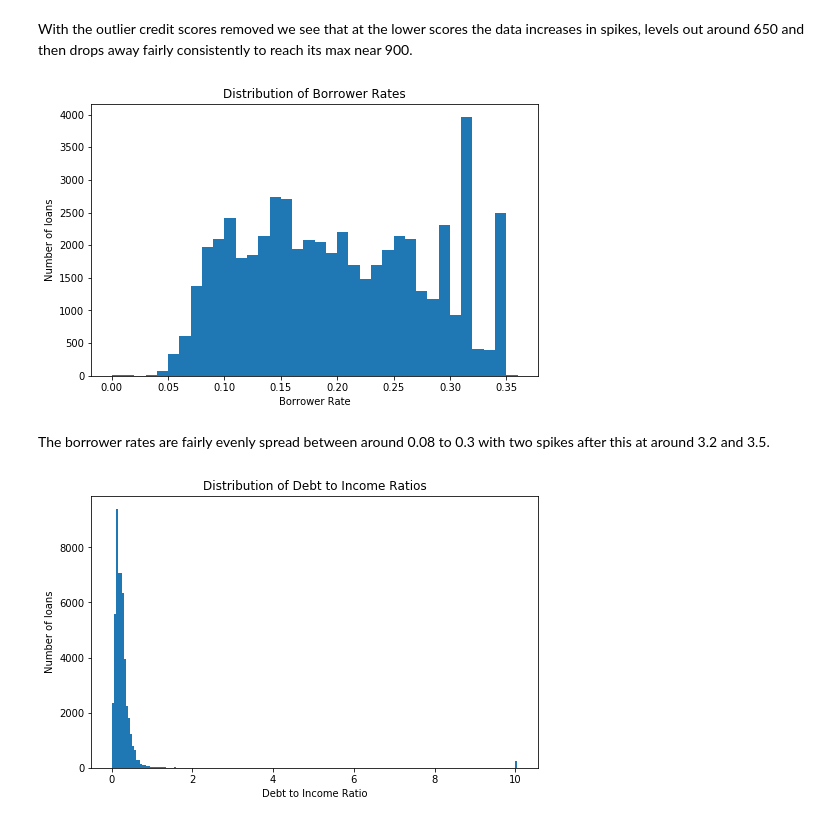
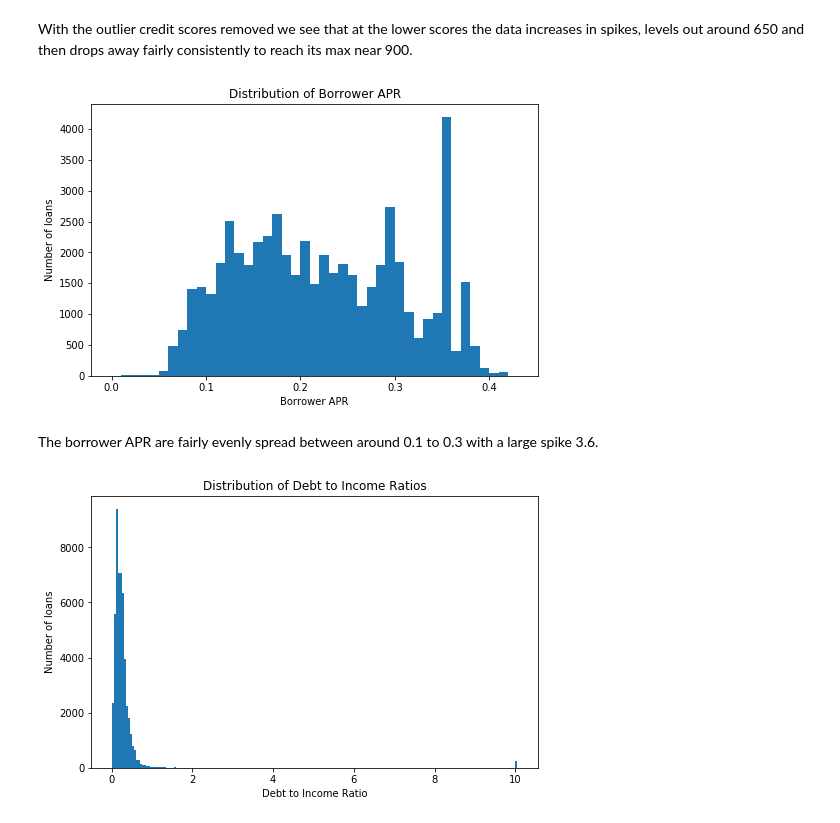
Before and after one commit to Jeffro80/DAND_Communicate_Findings, a Jupyter notebook: exploration-WORKING.ipynb, the cells around one changed output. Saved outputs shown, nothing was run; the diff lists cells and outputs as text; code cells hidden in the pictures.

```diff
--- a/exploration-WORKING.ipynb
+++ b/exploration-WORKING.ipynb
@@ -59,9 +59,8 @@ A quick visual assessment of the raw the data file shows that the data requires
 The large number of columns in the data will make analysis difficult. I will start by reducing the dataframe to only the columns that are of interest to me for investigating the Loan Outcome Status. For example, LoanNumber can be used to identify individual loans. This removes the need to hold ListingNumber, ListingKey and LoanKey which are all associated with a unique LoanNumber.
 # %%
 # Reduce the number of columns to just those that may be of interest
-columns = ['Term', 'LoanStatus', 'BorrowerAPR', 'BorrowerRate', 'ListingCategory (numeric)', 'EmploymentStatus',
-           'IsBorrowerHomeowner', 'CreditScoreRangeLower', 'CreditScoreRangeUpper', 'TotalCreditLinespast7years',
-           'OpenRevolvingAccounts', 'OpenRevolvingMonthlyPayment', 'CurrentDelinquencies', 'DelinquenciesLast7Years',
+columns = ['Term', 'LoanStatus', 'BorrowerAPR', 'ListingCategory (numeric)', 'EmploymentStatus', 'IsBorrowerHomeowner',
+           'CreditScoreRangeLower', 'CreditScoreRangeUpper', 'TotalCreditLinespast7years', 'DelinquenciesLast7Years',
            'DebtToIncomeRatio', 'StatedMonthlyIncome', 'LoanNumber', 'LoanOriginalAmount', 'LoanOriginationQuarter',
            'MemberKey', 'MonthlyLoanPayment']
 loans = loans[columns]
@@ -545,20 +585,20 @@ plt.show()
 # %% [markdown]
 With the outlier credit scores removed we see that at the lower scores the data increases in spikes, levels out around 650 and then drops away fairly consistently to reach its max near 900.
 # %%
-# Plot BorrowerRate column
+# Plot BorrowerAPR column
 binsize = 0.01
-bins = np.arange(0, loans['BorrowerRate'].max()+binsize, binsize)
+bins = np.arange(0, loans['BorrowerAPR'].max()+binsize, binsize)
 
 plt.figure(figsize=[8, 5])
-plt.hist(data = loans, x = 'BorrowerRate', bins = bins)
-plt.xlabel('Borrower Rate')
+plt.hist(data = loans, x = 'BorrowerAPR', bins = bins)
+plt.xlabel('Borrower APR')
 plt.ylabel('Number of loans')
-plt.title('Distribution of Borrower Rates')
+plt.title('Distribution of Borrower APR')
 plt.show()
 # %% [output]
-[figure, old version]
+[figure, new version]
 # %% [markdown]
-The borrower rates are fairly evenly spread between around 0.08 to 0.3 with two spikes after this at around 3.2 and 3.5.
+The borrower APR are fairly evenly spread between around 0.1 to 0.3 with a large spike 3.6.
 # %%
 # Plot DebtToIncomeRatio column
 binsize = 0.05
```
Also changed, not shown: parts of 44 cells of this notebook.
